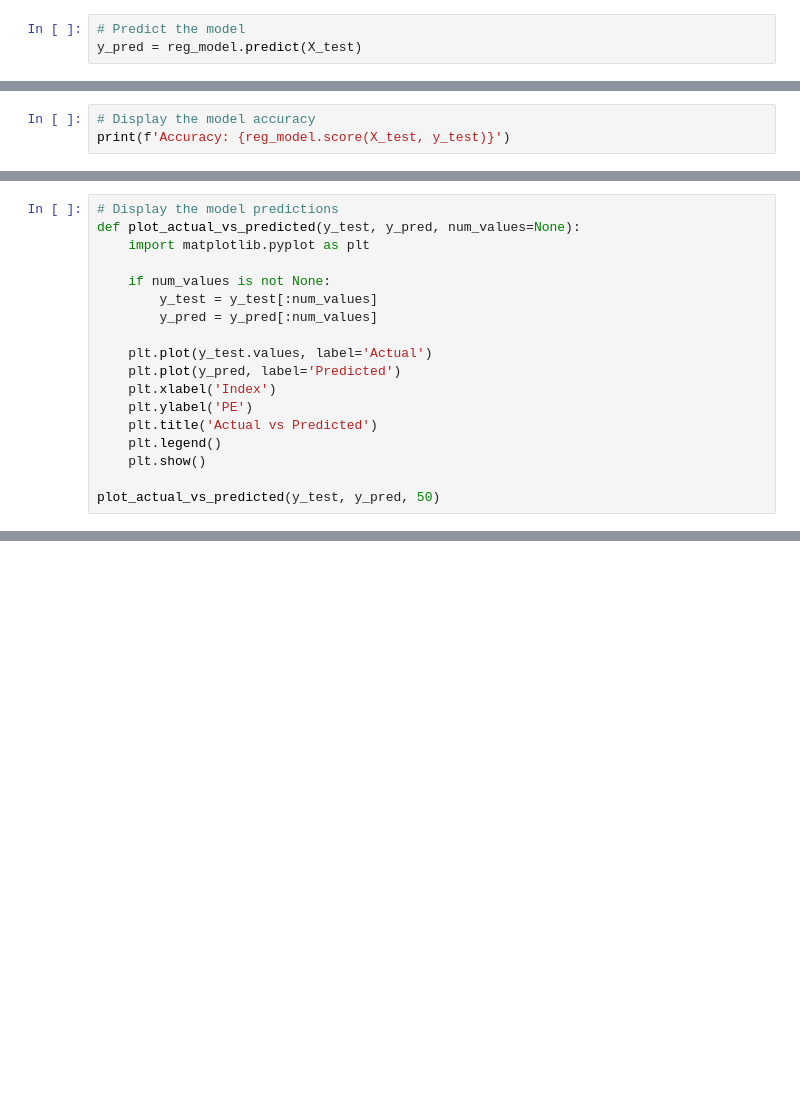
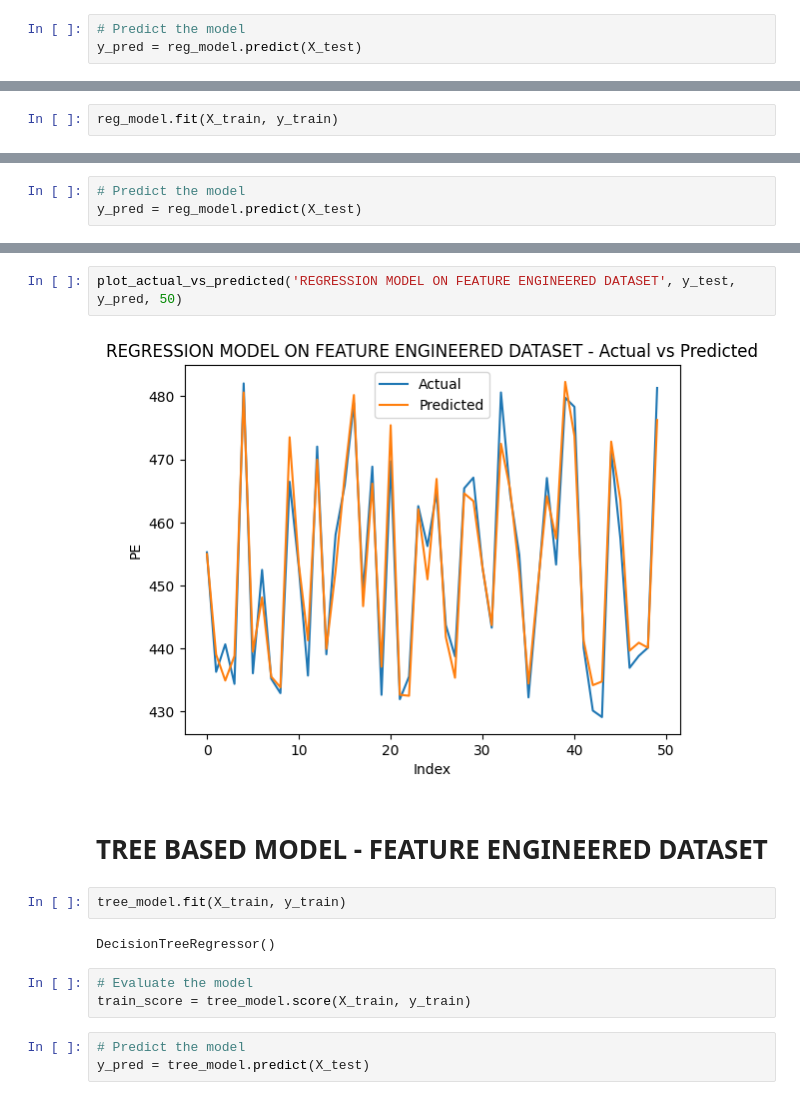
Before and after one commit to kinqsradio/COS40007-Artificial-Intelligence-for-Engineering, a Jupyter notebook: week-02-portfolio/code/datasets.ipynb, the cells around one changed output, grey strips where cells are left out. Drawn from its saved outputs; the diff is of its cells as text; blank space fills up the shorter version.

```diff
--- a/week-02-portfolio/code/datasets.ipynb
+++ b/week-02-portfolio/code/datasets.ipynb
@@ -297,0 +472,2 @@ Equation: y = -1.985899694775558 * AT + -0.23209357748432835 * V + 0.06219990930
+# %%
+reg_model.fit(X_train, y_train)
@@ -298,3 +479,3 @@ Equation: y = -1.985899694775558 * AT + -0.23209357748432835 * V + 0.06219990930
 # %%
-# Display the model accuracy
-print(f'Accuracy: {reg_model.score(X_test, y_test)}')
+# Predict the model
+y_pred = reg_model.predict(X_test)
@@ -305,18 +481,0 @@ Accuracy: 0.9301046431962188
-# %%
-# Display the model predictions
-def plot_actual_vs_predicted(y_test, y_pred, num_values=None):
-    import matplotlib.pyplot as plt
-
-    if num_values is not None:
-        y_test = y_test[:num_values]
-        y_pred = y_pred[:num_values]
-
-    plt.plot(y_test.values, label='Actual')
-    plt.plot(y_pred, label='Predicted')
-    plt.xlabel('Index')
-    plt.ylabel('PE')
-    plt.title('Actual vs Predicted')
-    plt.legend()
-    plt.show()
-
-plot_actual_vs_predicted(y_test, y_pred, 50)
@@ -324,0 +513,16 @@ plot_actual_vs_predicted(y_test, y_pred, 50)
+# %%
+plot_actual_vs_predicted('REGRESSION MODEL ON FEATURE ENGINEERED DATASET', y_test, y_pred, 50)
+# %% [output]
+[figure, added]
+# %% [markdown]
+# TREE BASED MODEL - FEATURE ENGINEERED DATASET
+# %%
+tree_model.fit(X_train, y_train)
+# %% [output]
+DecisionTreeRegressor()
+# %%
+# Evaluate the model
+train_score = tree_model.score(X_train, y_train)
+# %%
+# Predict the model
+y_pred = tree_model.predict(X_test)
```
Also changed, not shown: parts of 39 cells of this notebook.
